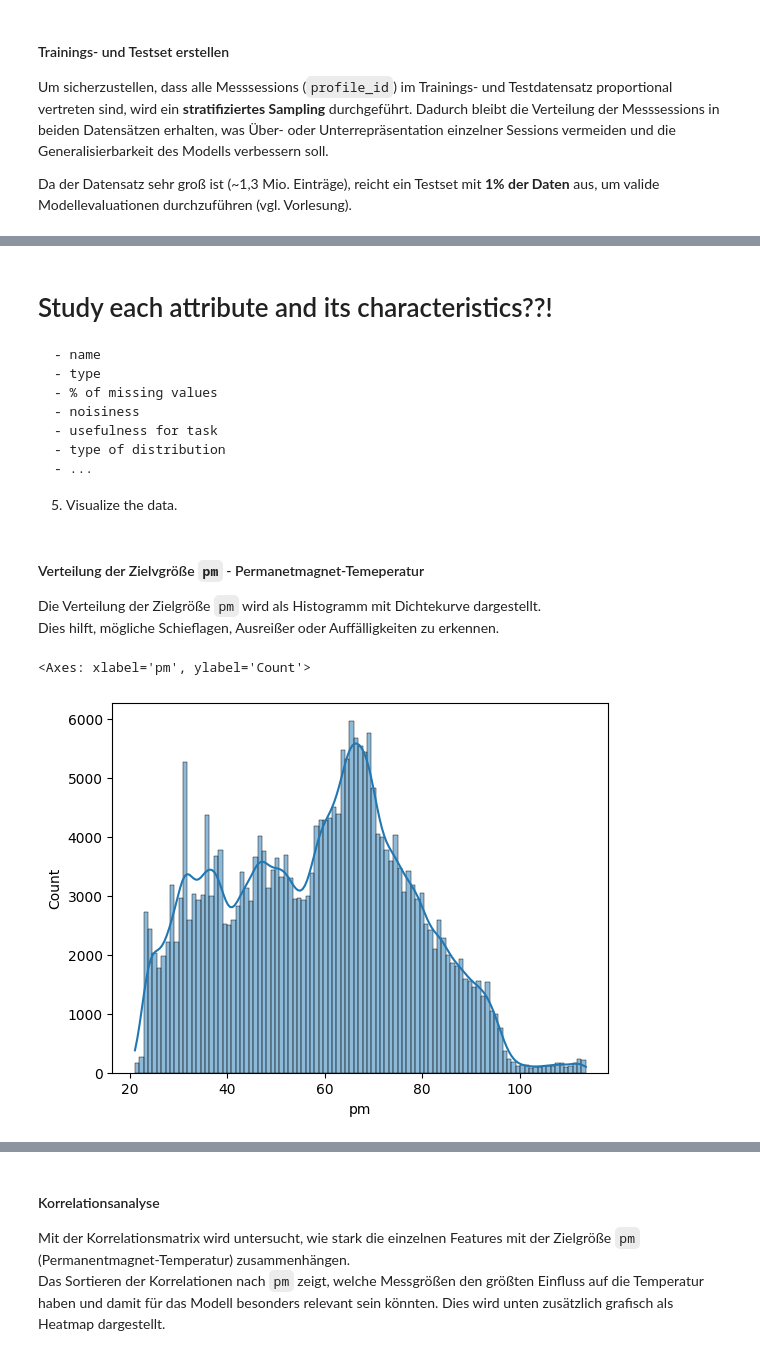
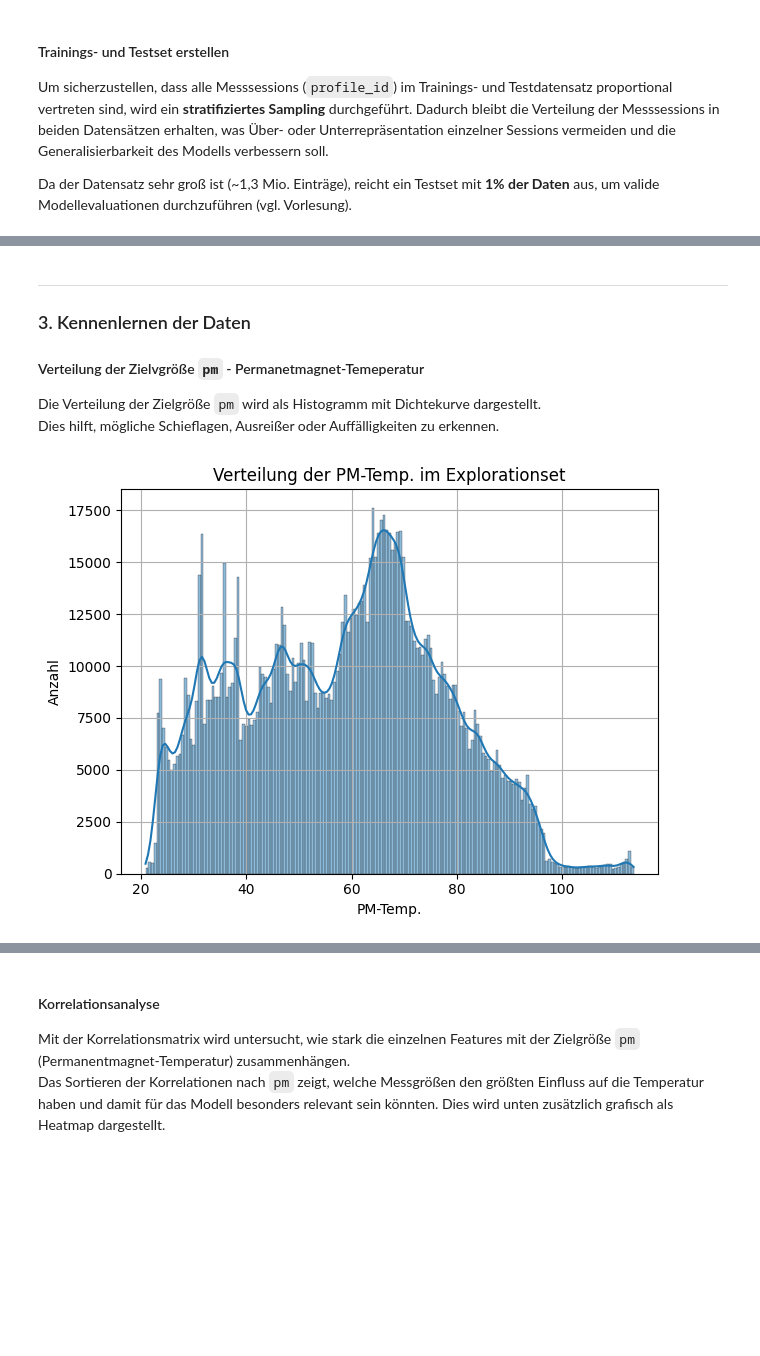
Before and after one commit to fynnbuhl/ML-SS25, a Jupyter notebook: Projekt_Gruppe9_MotorTemperatur.ipynb, the cells around one changed output, grey strips where cells are left out. Drawn from its saved outputs; the diff is of its cells as text; code cells hidden in the pictures; blank space fills up the shorter version.

```diff
--- a/Projekt_Gruppe9_MotorTemperatur.ipynb
+++ b/Projekt_Gruppe9_MotorTemperatur.ipynb
@@ -306,15 +272,7 @@ memory usage: 28.1 MB
-# %% [markdown]
-# Study each attribute and its characteristics??!
-    - name
-    - type
-    - % of missing values
-    - noisiness
-    - usefulness for task
-    - type of distribution
-    - ...
-
-5. Visualize the data.
 # %% [markdown]
+---
+### 3. Kennenlernen der Daten
+
 #### Verteilung der Zielvgröße `pm` - Permanetmagnet-Temeperatur
 
 Die Verteilung der Zielgröße `pm` wird als Histogramm mit Dichtekurve dargestellt.
@@ -322,10 +280,15 @@ Dies hilft, mögliche Schieflagen, Ausreißer oder Auffälligkeiten zu erkennen.
 # %%
 # Create a histogram of the 'pm' column from the 'exploration_set' DataFrame.
 # Shows the distributions, skewness for target variable (pm).
 # The KDE provides a smoothed representation of the data's distribution.
-sns.histplot(exploration_set['pm'], kde=True)
+sns.histplot(strat_train_set['pm'], kde=True)
+plt.title(f"Verteilung der PM-Temp. im Explorationset")
+plt.xlabel("PM-Temp.")
+plt.ylabel("Anzahl")
+plt.grid(True)
+plt.tight_layout()
+plt.show()
 # %% [output]
-<Axes: xlabel='pm', ylabel='Count'>
-[figure, old version]
+[figure, new version]
 # %%
 # show statistical data for target value
```
Also changed, not shown: parts of 95 cells of this notebook.
